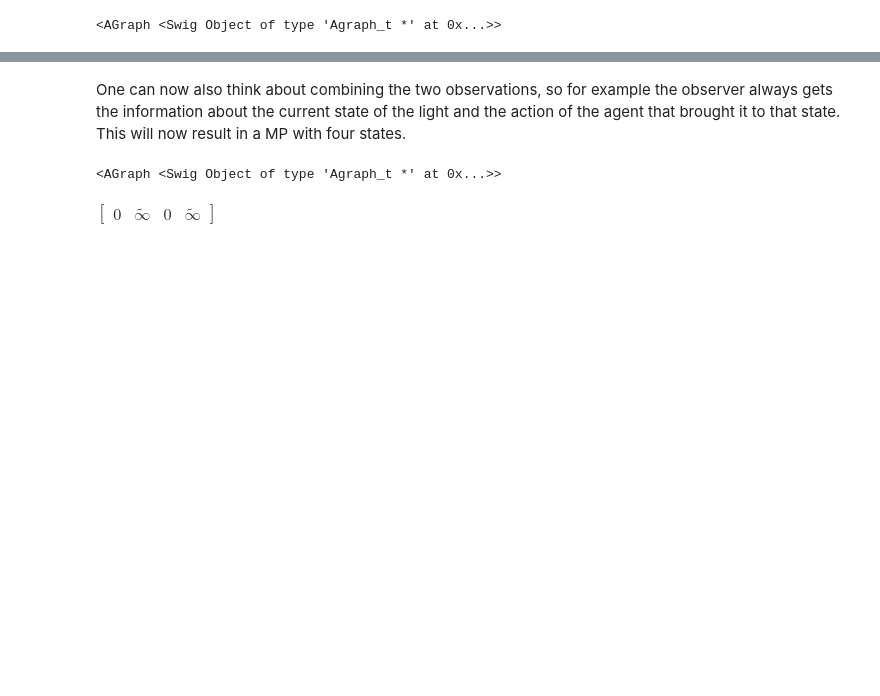
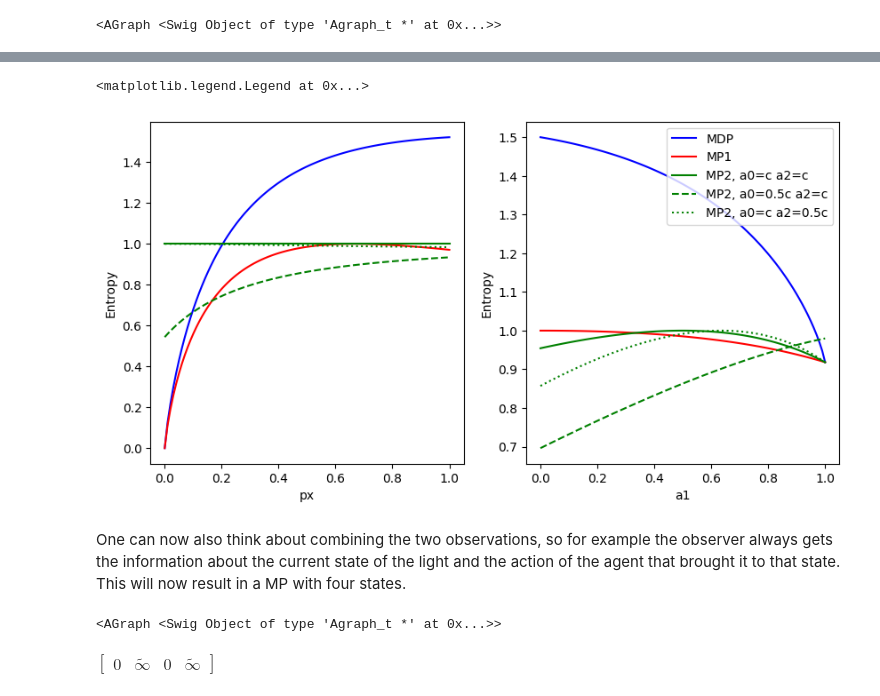
Before and after one commit to LukasPrader/BscThesis_Physics_uibk, a Jupyter notebook: POMDP_analysis.ipynb, the cells around one changed output, grey strips where cells are left out. Drawn from its saved outputs; the diff is of its cells as text; code cells hidden in the pictures; blank space fills up the shorter version.

```diff
--- a/POMDP_analysis.ipynb
+++ b/POMDP_analysis.ipynb
@@ -228,3 +349,35 @@ D
+# %%
+# visualize for variation of each paramater (separately)
+import numpy as np
+import scipy as sp
+import matplotlib.pyplot as plt
+
+valrange = np.linspace(0, 1, 100)
+const = 0.5*np.ones(100)
+
+fig = plt.figure(figsize=(10, 5))
+plt.subplot(121)
+plt.plot(valrange, lp_block_entropy(stat_mdp_l(valrange, const)[0], 1), "b-", label = "MDP")
+plt.plot(valrange, lp_block_entropy(stat_mp1_l(valrange, const)[0], 1), "r-", label = "MP1")
+plt.plot(valrange, lp_block_entropy(stat_mp2_l(valrange, const, const, const)[0], 1), "g-", label = "MP2, a0=c a2=c")
+plt.plot(valrange, lp_block_entropy(stat_mp2_l(valrange, 0.5*const, const, const)[0], 1), "g--",label = "MP2, a0=0.5c a2=c")
+plt.plot(valrange, lp_block_entropy(stat_mp2_l(valrange, const, const, 0.5*const)[0], 1), "g:", label = "MP2, a0=c a2=0.5c")
+plt.xlabel("px")
+plt.ylabel("Entropy")
+
+plt.subplot(122)
+plt.plot(valrange, lp_block_entropy(stat_mdp_l(const, valrange)[0], 1), "b-", label = "MDP")
+plt.plot(valrange, lp_block_entropy(stat_mp1_l(const, valrange)[0], 1), "r-", label = "MP1")
+plt.plot(valrange, lp_block_entropy(stat_mp2_l(const, const, valrange, const)[0], 1), "g-", label = "MP2, a0=c a2=c")
+plt.plot(valrange, lp_block_entropy(stat_mp2_l(const, 0.5*const, valrange, const)[0], 1), "g--",label = "MP2, a0=0.5c a2=c")
+plt.plot(valrange, lp_block_entropy(stat_mp2_l(const, const, valrange, 0.5*const)[0], 1), "g:", label = "MP2, a0=c a2=0.5c")
+plt.xlabel("a1")
+plt.ylabel("Entropy")
+
+plt.legend()
+# %% [output]
+<matplotlib.legend.Legend at 0x...>
+[figure, added]
 # %% [markdown]
 One can now also think about combining the two observations, so for example the observer always gets the information about the current state of the light and the action of the agent that brought it to that state.
 This will now result in a MP with four states.
```
Also changed, not shown: parts of 9 cells of this notebook.
